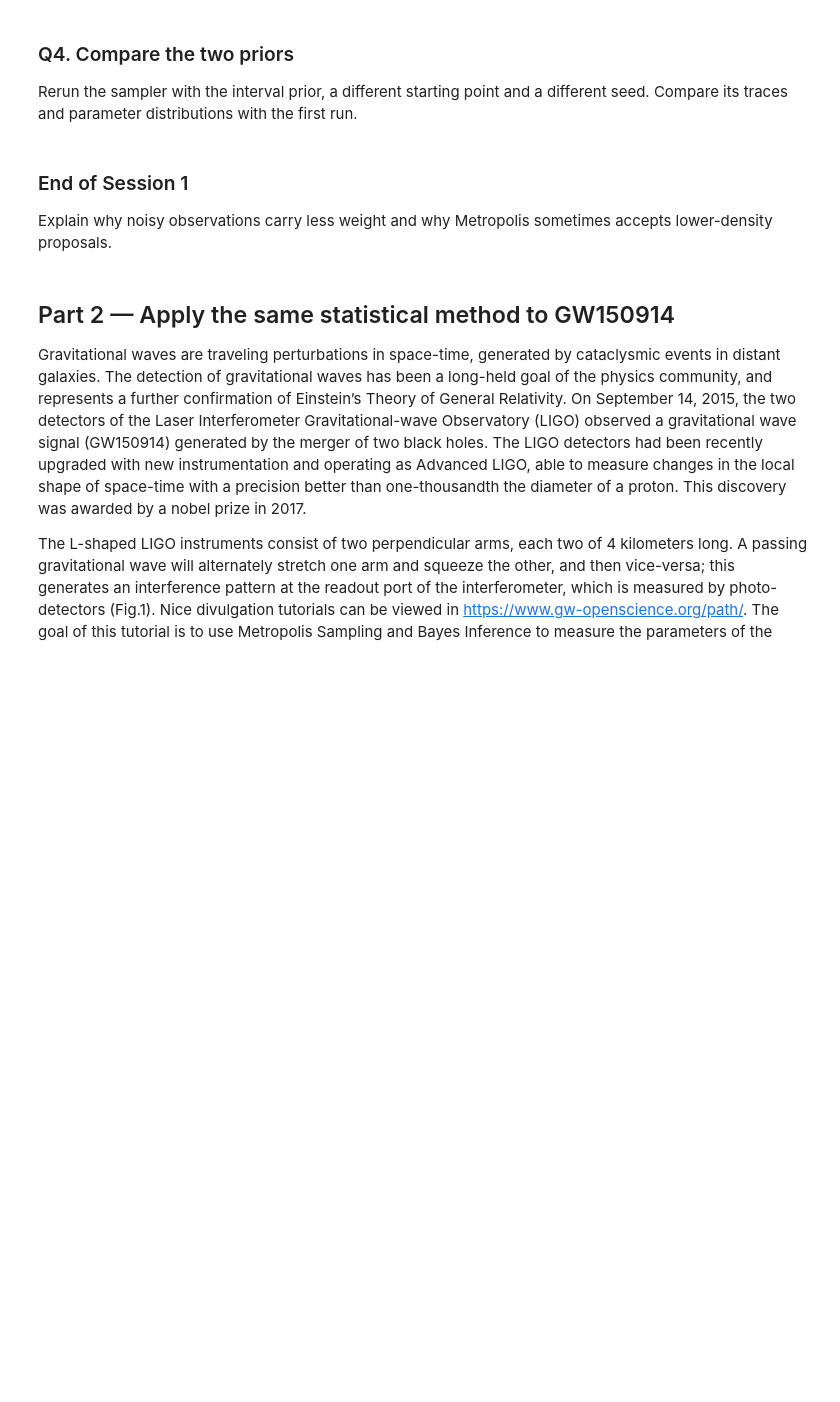
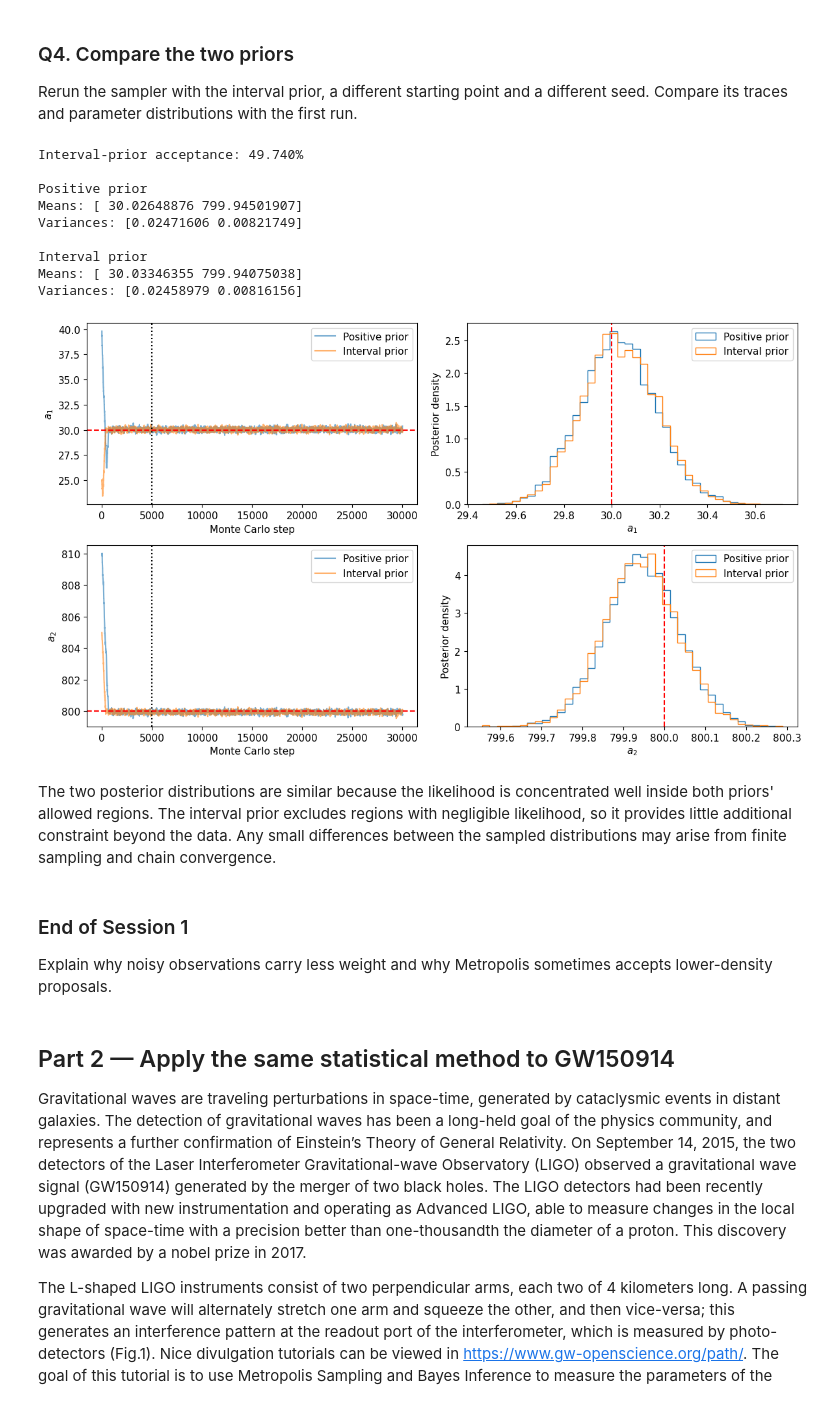
Before and after one commit to Marshhall/Black_Hole_Whispers, a Jupyter notebook: main.ipynb, the cells around one changed output. Saved outputs shown, nothing was run; the diff lists cells and outputs as text; code cells hidden in the pictures; blank space fills up the shorter version.

```diff
--- a/main.ipynb
+++ b/main.ipynb
@@ -368,6 +508,70 @@ Plot marginal histograms and the joint distribution with `corner`. Estimate the
 ### Q4. Compare the two priors
 
 Rerun the sampler with the interval prior, a different starting point and a different seed. Compare its traces and parameter distributions with the first run.
+# %%
+def target_interval(theta):
+    return log_posterior(theta, x, d, sigma, prior="interval")
+
+
+chain_interval, logs_interval, acc_interval = metropolis(
+    log_prob=target_interval,
+    initial=[25, 805],
+    proposal_scales=[0.1, 0.05],
+    n_steps=30_000
+    )
+
+samples_interval = chain_interval[burn_in:]
+
+print(f"Interval-prior acceptance: {acc_interval:.3%}")
+
+for name, retained in [
+    ("Positive prior", samples),
+    ("Interval prior", samples_interval)
+]:
+    print(f"\n{name}")
+    print("Means:", np.mean(retained, axis=0))
+    print("Variances:", np.var(retained, axis=0, ddof=1))
+
+fig, axes = plt.subplots(2, 2, figsize=(12, 7))
+
+for j, label in enumerate([r"$a_1$", r"$a_2$"]):
+    axes[j, 0].plot(chain[:, j], alpha=0.6, label="Positive prior")
+    axes[j, 0].plot(chain_interval[:, j], alpha=0.6,
+                    label="Interval prior")
+    axes[j, 0].axvline(burn_in, color="black", ls=":")
+    axes[j, 0].axhline([30, 800][j], color="red", ls="--")
+    axes[j, 0].set(xlabel="Monte Carlo step", ylabel=label)
+
+    # Common bin edges make the two histograms directly comparable.
+    bins = np.histogram_bin_edges(
+        np.concatenate([samples[:, j], samples_interval[:, j]]),
+        bins=40
+    )
+
+    axes[j, 1].hist(samples[:, j], bins=bins, density=True,
+                    histtype="step", label="Positive prior")
+    axes[j, 1].hist(samples_interval[:, j], bins=bins, density=True,
+                    histtype="step", label="Interval prior")
+    axes[j, 1].axvline([30, 800][j], color="red", ls="--")
+    axes[j, 1].set(xlabel=label, ylabel="Posterior density")
+
+for ax in axes.flat:
+    ax.legend()
+
+plt.tight_layout()
+# %% [output]
+Interval-prior acceptance: 49.740%
+
+Positive prior
+Means: [ 30.02648876 799.94501907]
+Variances: [0.02471606 0.00821749]
+
+Interval prior
+Means: [ 30.03346355 799.94075038]
+Variances: [0.02458979 0.00816156]
+[figure, added]
+# %% [markdown]
+The two posterior distributions are similar because the likelihood is concentrated well inside both priors' allowed regions. The interval prior excludes regions with negligible likelihood, so it provides little additional constraint beyond the data. Any small differences between the sampled distributions may arise from finite sampling and chain convergence.
 # %% [markdown]
 ### End of Session 1
 
```
Also changed, not shown: parts of 7 cells of this notebook, 1 other file.
